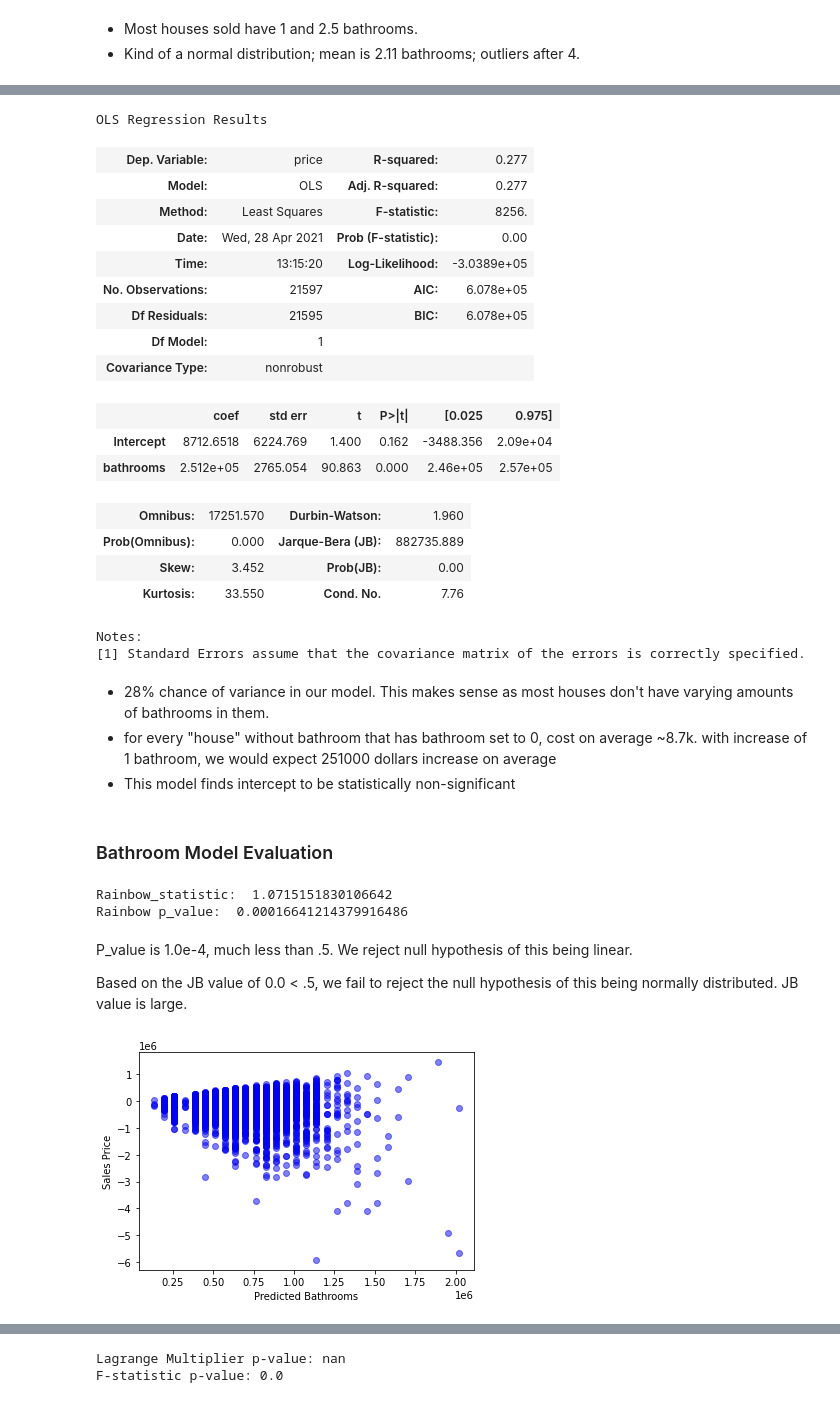
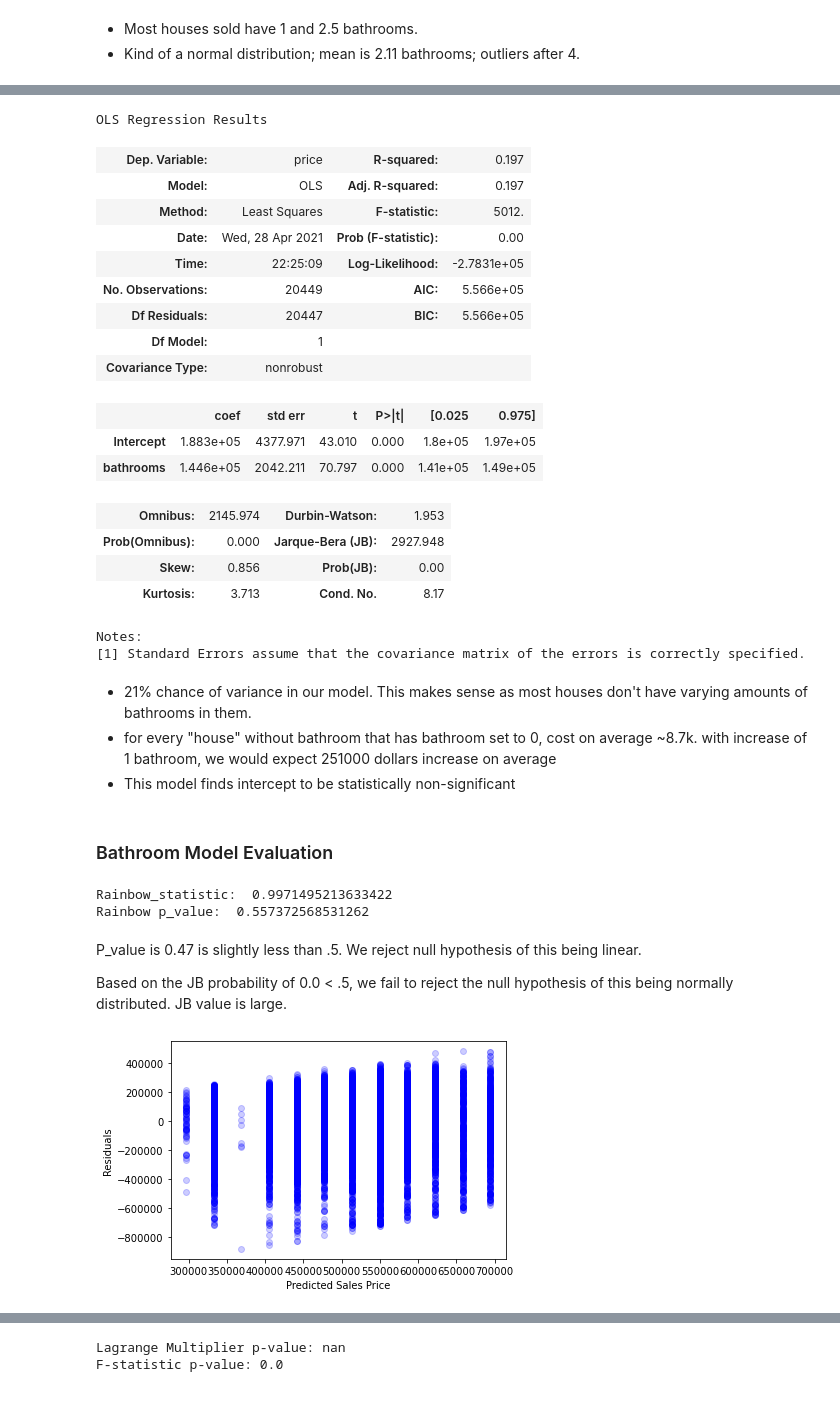
Before and after one commit to letruong711/Seattle-Area-Housing-Analysis, a Jupyter notebook: Starting Analysis.ipynb, the cells around one changed output, grey strips where cells are left out. Saved outputs shown, nothing was run; the diff lists cells and outputs as text; code cells hidden in the pictures.

```diff
--- a/Starting Analysis.ipynb
+++ b/Starting Analysis.ipynb
@@ -352,0 +376,3 @@ sns.pairplot(price)
+# %%
+model_1 = model_1[(np.abs(stats.zscore(model_1)) < 2).all(axis=1)]
+model_1
@@ -378,57 +470,58 @@ sns.regplot(x="bathrooms", y="price", data=price);
 # %%
-fsm_bathroom = price[['price', 'bathrooms']].copy()
+fsm_bathroom = model_1[['price', 'bathrooms']].copy()
+fsm_bathroom.dropna(inplace=True)
 # %%
 fsm = ols(formula='price~bathrooms', data=fsm_bathroom)
-fsm_br_results = fsm.fit()
-fsm_br_results.summary()
+fsm_results = fsm.fit()
+fsm_results.summary()
 # %% [output]
 OLS Regression Results
-| Dep. Variable: | price | R-squared: | 0.277 |
-| Model: | OLS | Adj. R-squared: | 0.277 |
-| Method: | Least Squares | F-statistic: | 8256. |
+| Dep. Variable: | price | R-squared: | 0.197 |
+| Model: | OLS | Adj. R-squared: | 0.197 |
+| Method: | Least Squares | F-statistic: | 5012. |
 | Date: | Wed, 28 Apr 2021 | Prob (F-statistic): | 0.00 |
-| Time: | 13:15:20 | Log-Likelihood: | -3.0389e+05 |
-| No. Observations: | 21597 | AIC: | 6.078e+05 |
-| Df Residuals: | 21595 | BIC: | 6.078e+05 |
+| Time: | 22:25:09 | Log-Likelihood: | -2.7831e+05 |
+| No. Observations: | 20449 | AIC: | 5.566e+05 |
+| Df Residuals: | 20447 | BIC: | 5.566e+05 |
 | Df Model: | 1 |  |  |
 | Covariance Type: | nonrobust |  |  |
 |  | coef | std err | t | P>|t| | [0.025 | 0.975] |
-| Intercept | 8712.6518 | 6224.769 | 1.400 | 0.162 | -3488.356 | 2.09e+04 |
-| bathrooms | 2.512e+05 | 2765.054 | 90.863 | 0.000 | 2.46e+05 | 2.57e+05 |
+| Intercept | 1.883e+05 | 4377.971 | 43.010 | 0.000 | 1.8e+05 | 1.97e+05 |
+| bathrooms | 1.446e+05 | 2042.211 | 70.797 | 0.000 | 1.41e+05 | 1.49e+05 |
-| Omnibus: | 17251.570 | Durbin-Watson: | 1.960 |
-| Prob(Omnibus): | 0.000 | Jarque-Bera (JB): | 882735.889 |
-| Skew: | 3.452 | Prob(JB): | 0.00 |
-| Kurtosis: | 33.550 | Cond. No. | 7.76 |
+| Omnibus: | 2145.974 | Durbin-Watson: | 1.953 |
+| Prob(Omnibus): | 0.000 | Jarque-Bera (JB): | 2927.948 |
+| Skew: | 0.856 | Prob(JB): | 0.00 |
+| Kurtosis: | 3.713 | Cond. No. | 8.17 |
 Notes:
 [1] Standard Errors assume that the covariance matrix of the errors is correctly specified.
 # %% [markdown]
-- 28% chance of variance in our model. This makes sense as most houses don't have varying amounts of bathrooms in them.
+- 21% chance of variance in our model. This makes sense as most houses don't have varying amounts of bathrooms in them.
 - for every "house" without bathroom that has bathroom set to 0, cost on average ~8.7k. with increase of 1 bathroom, we would expect 251000 dollars increase on average
 - This model finds intercept to be statistically non-significant
 # %% [markdown]
 ### Bathroom Model Evaluation
 # %%
 #linearity
-rainbow_statistic, rainbow_p_value = linear_rainbow(fsm_br_results)
+rainbow_statistic, rainbow_p_value = linear_rainbow(fsm_results)
 print('Rainbow_statistic: ', rainbow_statistic)
 print('Rainbow p_value: ', rainbow_p_value)
 # %% [output]
-Rainbow_statistic:  1.0715151830106642
-Rainbow p_value:  0.00016641214379916486
+Rainbow_statistic:  0.9971495213633422
+Rainbow p_value:  0.557372568531262
 # %% [markdown]
-P_value is 1.0e-4, much less than .5. We reject null hypothesis of this being linear.
+P_value is 0.47 is slightly less than .5. We reject null hypothesis of this being linear.
 
-Based on the JB value of 0.0 < .5, we fail to reject the null hypothesis of this being normally distributed. JB value is large.
+Based on the JB probability of 0.0 < .5, we fail to reject the null hypothesis of this being normally distributed. JB value is large.
 # %%
 #homoscedascity
 y = fsm_bathroom['price']
-y_hat_br = fsm_br_results.predict()
+y_hat_br = fsm_results.predict()
 # %%
 fig2, ax2 = plt.subplots()
-ax2.set(xlabel="Predicted Bathrooms",
-        ylabel="Sales Price")
-ax2.scatter(x=y_hat_br, y=y_hat_br-y, color="blue", alpha=0.5);
+ax2.set(xlabel="Predicted Sales Price",
+        ylabel="Residuals")
+ax2.scatter(x=y_hat_br, y=y_hat_br-y, color="blue", alpha=0.2);
 # %% [output]
-[figure, old version]
+[figure, new version]
 # %% [markdown]
 Model has a weird cone shape; expecting most homes, on average, one bathroom. To double check work, we will test with the BP Test.
```
Also changed, not shown: parts of 68 cells of this notebook.
